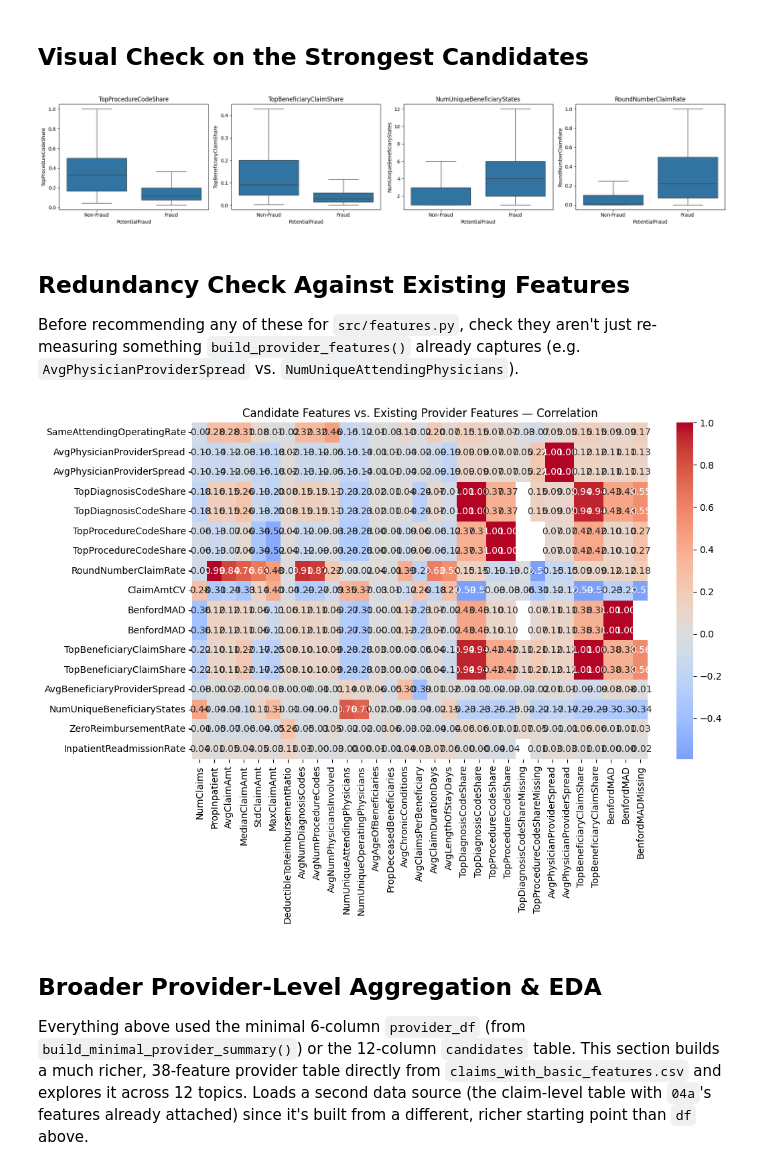
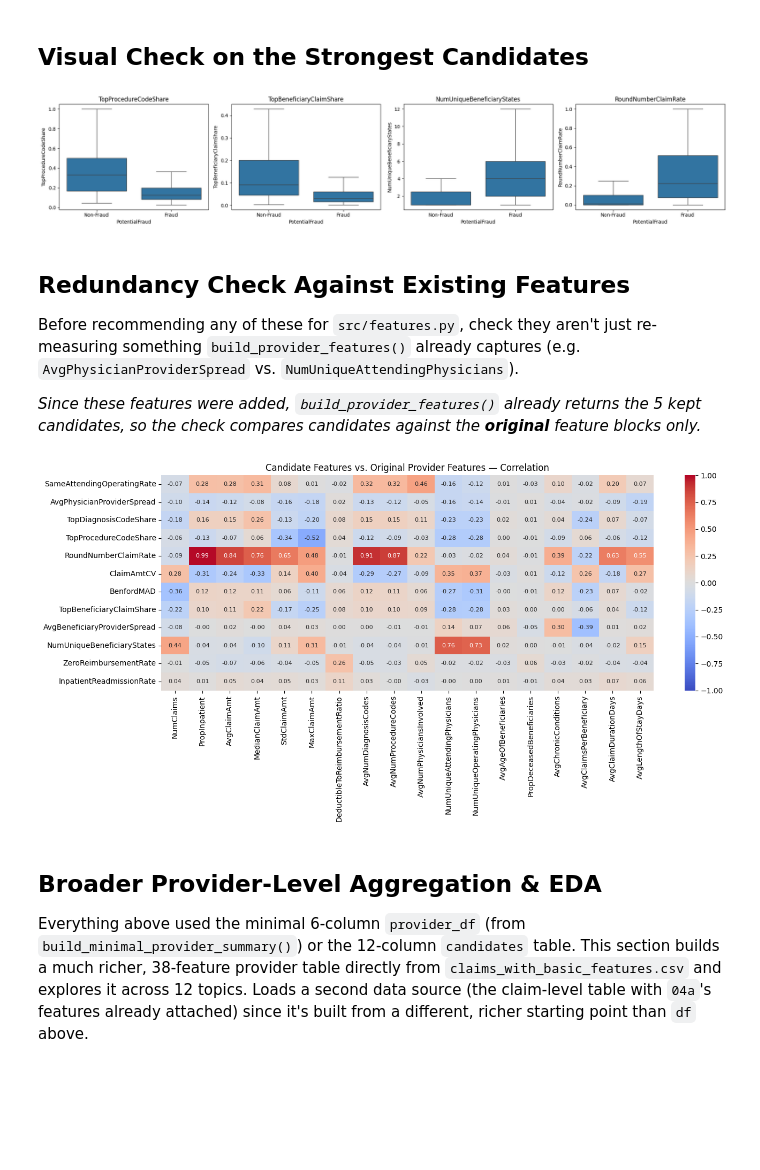
Before and after one commit to citronwhitetea/bt4012-group14-healthcare-fraud-detection, a Jupyter notebook: notebooks/03b_provider_level_eda.ipynb, the cells around one changed output. Drawn from its saved outputs; the diff is of its cells as text; code cells hidden in the pictures; blank space fills up the shorter version.

```diff
--- a/notebooks/03b_provider_level_eda.ipynb
+++ b/notebooks/03b_provider_level_eda.ipynb
@@ -381,37 +419,49 @@ Weak candidates (small effect size or not significant):
 top_candidates = sig_df.head(4)['feature'].tolist()
 fig, axes = plt.subplots(1, len(top_candidates), figsize=(5 * len(top_candidates), 4))
 for ax, col in zip(axes, top_candidates):
-    sns.boxplot(data=candidates, x='PotentialFraud', y=col, ax=ax, showfliers=False)
+    sns.boxplot(data=candidates_train, x='PotentialFraud', y=col, ax=ax, showfliers=False)
     ax.set_xticks([0, 1])
     ax.set_xticklabels(['Non-Fraud', 'Fraud'])
     ax.set_title(col)
 plt.tight_layout()
 plt.show()
 # %% [output]
-[figure, old version]
+[figure, new version]
 # %% [markdown]
 ## Redundancy Check Against Existing Features
 
 Before recommending any of these for `src/features.py`, check they aren't
 just re-measuring something `build_provider_features()` already captures
 (e.g. `AvgPhysicianProviderSpread` vs. `NumUniqueAttendingPhysicians`).
+
+*Since these features were added, `build_provider_features()` already returns the 5 kept
+candidates, so the check compares candidates against the **original** feature blocks only.*
 # %%
 from src.features import build_provider_features
 
 existing_features = build_provider_features(df)
-merged_check = candidates.merge(existing_features, on='Provider', suffixes=('', '_existing'))
 
-existing_cols = [c for c in existing_features.columns if c not in ('Provider', 'PotentialFraud')]
+# src/features.py now already includes the 5 candidates that passed this check
+# (plus their *Missing flags). Compare candidates against the ORIGINAL feature
+# blocks only; otherwise each added candidate is correlated with itself (r = 1.00)
+# and appears twice in the chart.
+already_added = set(candidate_cols) | {
+    'TopDiagnosisCodeShareMissing', 'TopProcedureCodeShareMissing', 'BenfordMADMissing'}
+existing_cols = [c for c in existing_features.columns
+                 if c not in ('Provider', 'PotentialFraud') and c not in already_added]
+merged_check = candidates.merge(existing_features[['Provider'] + existing_cols], on='Provider')
+
 corr_matrix = merged_check[candidate_cols + existing_cols].corr()
 cross_corr = corr_matrix.loc[candidate_cols, existing_cols]
 
-fig, ax = plt.subplots(figsize=(11, 8))
-sns.heatmap(cross_corr, annot=True, fmt='.2f', cmap='coolwarm', center=0, ax=ax)
-ax.set_title('Candidate Features vs. Existing Provider Features — Correlation')
+fig, ax = plt.subplots(figsize=(14, 7))
+sns.heatmap(cross_corr, annot=True, fmt='.2f', cmap='coolwarm', center=0, vmin=-1, vmax=1,
+            annot_kws={'size': 8}, ax=ax)
+ax.set_title('Candidate Features vs. Original Provider Features — Correlation')
 plt.tight_layout()
 plt.show()
 # %% [output]
-[figure, old version]
+[figure, new version]
 # %% [markdown]
 ## Broader Provider-Level Aggregation & EDA
 
```
Also changed, not shown: parts of 5 cells of this notebook, 31 other files.
